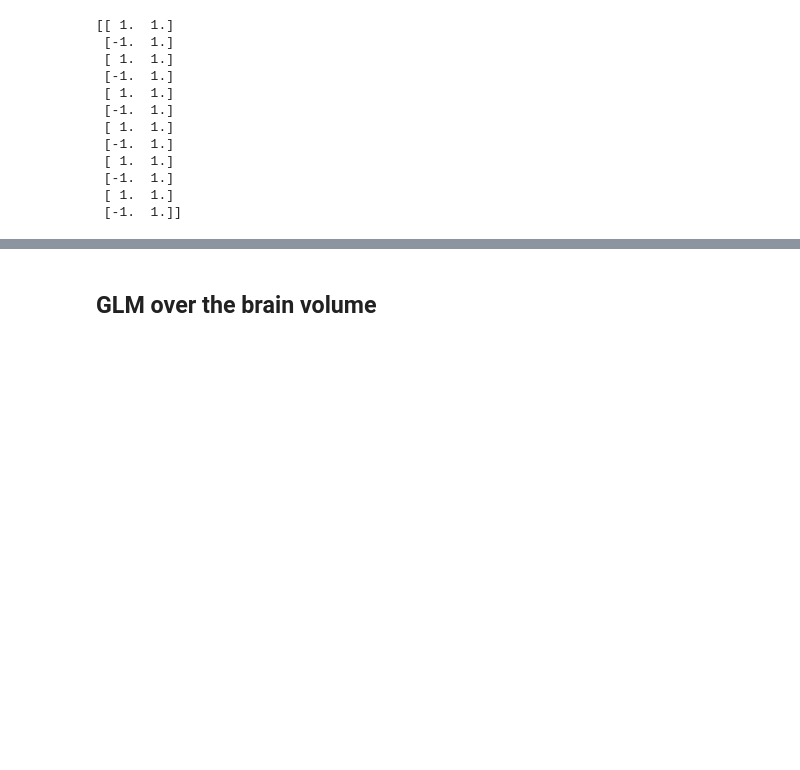
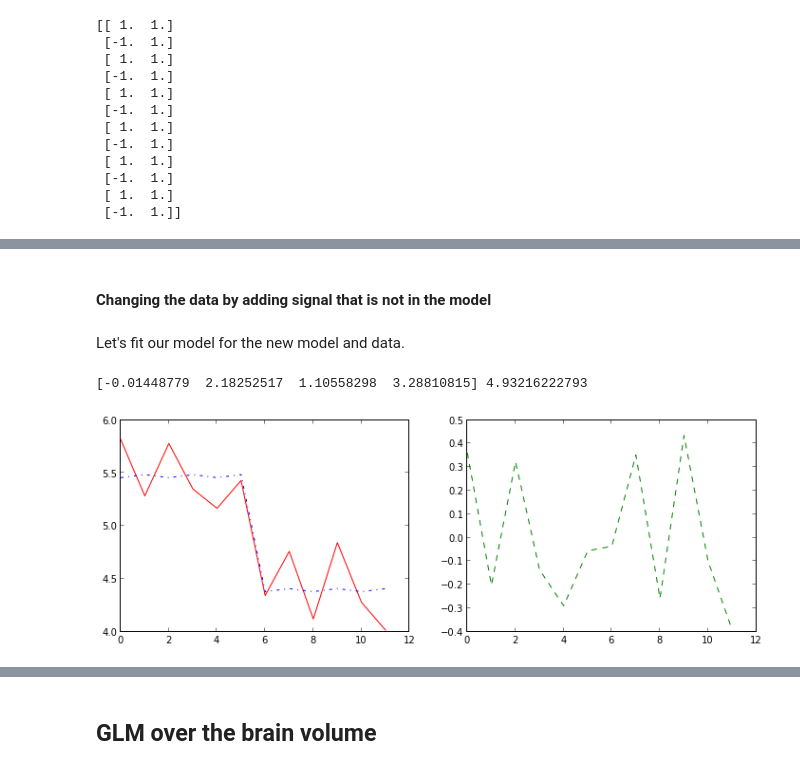
Before and after one commit to jbpoline/nipy-notebooks, a Jupyter notebook: GLM_t_F.ipynb, the cells around one changed output, grey strips where cells are left out. Cells and saved outputs as stored; diff of their text form; code cells hidden in the pictures; blank space fills up the shorter version.

```diff
--- a/GLM_t_F.ipynb
+++ b/GLM_t_F.ipynb
@@ -181,0 +222,12 @@ plot(x, Y, 'r-', x, Yfitted, 'b-.')
+# %%
+Y = vdata * 1000
+print mean(Y)
+x0 = np.asarray([1, -1, 1, -1, 1, -1, 1, -1, 1, -1, 1, -1])
+x1 = np.hstack((np.ones(6),np.zeros(6)))
+x2 = np.hstack((np.zeros(6),np.ones(6)))
+x3 = np.ones(12)
+X = np.vstack((x0,x1,x2,x3)).T
+print X
+# Add some signal to our voxel, for the sake of the example:
+Y += 0.5*x1 - 0.5*x2
+print Y, mean(Y)
@@ -181,0 +250,15 @@ plot(x, Y, 'r-', x, Yfitted, 'b-.')
+# %% [markdown]
+#### Changing the data by adding signal that is not in the model
+# %% [markdown]
+Let's fit our model for the new model and data.
+# %%
+beta, Yfitted, resid = glm(X,Y)
+print beta, mean(Y)
+# (beta[1]/2 + beta[2]/2 + beta[3])
+# %% [output]
+[-0.01448779  2.18252517  1.10558298  3.28810815] 4.93216222793
+# %%
+# Plot the results
+plot_glm(Y, Yfitted, resid)
+# %% [output]
+[figure, added]
```
Also changed, not shown: parts of 31 cells of this notebook.
